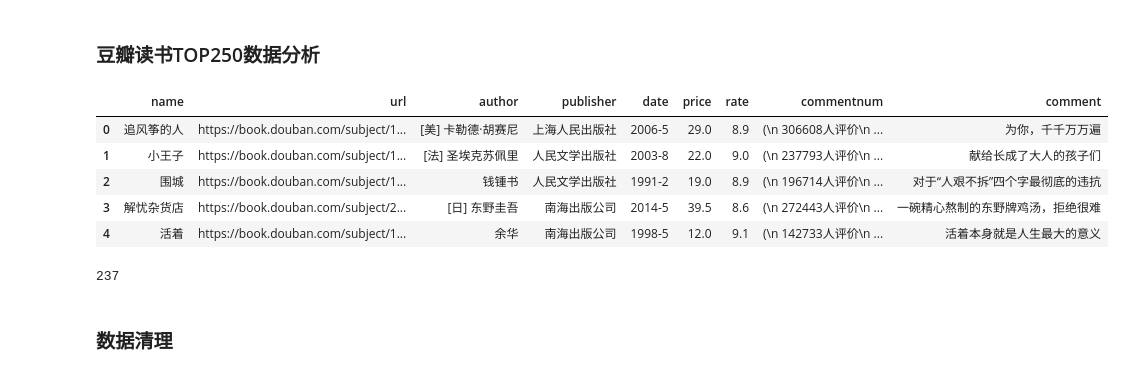
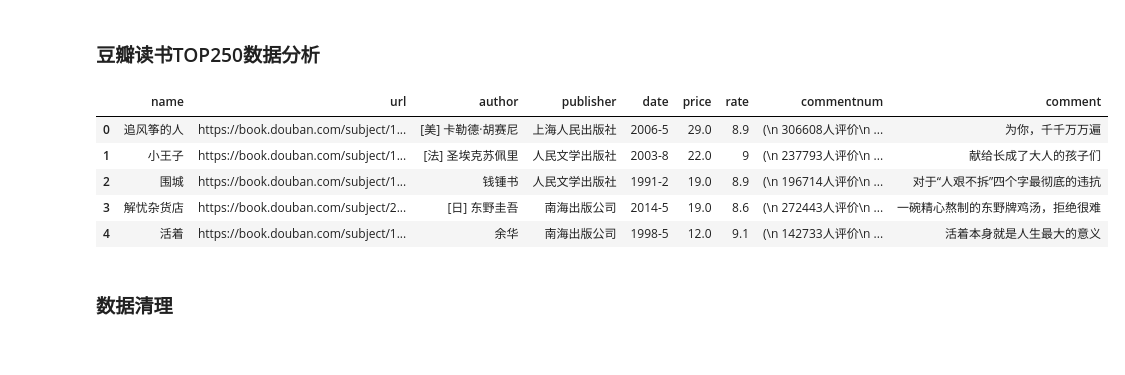
Before and after one commit to Hefountain/Analysis-Project, a Jupyter notebook: 豆瓣图书TOP250.ipynb, the cells around one changed output. Saved outputs shown, nothing was run; the diff lists cells and outputs as text; code cells hidden in the pictures.

```diff
--- a/豆瓣图书TOP250.ipynb
+++ b/豆瓣图书TOP250.ipynb
@@ -3,32 +3,30 @@
 # %%
 # -*- coding: utf-8 -*-
 
 # 导入各种包
 import pandas as pd
 import numpy as np
 import matplotlib.pyplot as plt
 #%matplotlib inline  # jupyter自带的方式，允许图表在cell中输出
 from matplotlib.font_manager import FontProperties
 # 使轴标签的中文能够正常显示
 from matplotlib.ticker import MultipleLocator, FormatStrFormatter
 
 plt.style.use("ggplot")
 # 为了图表的样式更加美观，使用R语言中的ggplot2配色作为绘图风格
 
 font_set = FontProperties(fname=r"/Users/fountain/Desktop/pandas/Songti.ttc", size=10)
-df = pd.read_excel("/Users/fountain/Desktop/spider/doubanTOP250.xlsx")
+df = pd.read_excel("/Users/fountain/Desktop/spider/dou.xlsx")
 df.head()
 # %% [output]
 |  | name | url | author | publisher | date | price | rate | commentnum | comment |
 | 0 | 追风筝的人 | https://book.douban.com/subject/1... | [美] 卡勒德·胡赛尼 | 上海人民出版社 | 2006-5 | 29.0 | 8.9 | (\n 306608人评价\n ... | 为你，千千万万遍 |
-| 1 | 小王子 | https://book.douban.com/subject/1... | [法] 圣埃克苏佩里 | 人民文学出版社 | 2003-8 | 22.0 | 9.0 | (\n 237793人评价\n ... | 献给长成了大人的孩子们 |
+| 1 | 小王子 | https://book.douban.com/subject/1... | [法] 圣埃克苏佩里 | 人民文学出版社 | 2003-8 | 22.0 | 9 | (\n 237793人评价\n ... | 献给长成了大人的孩子们 |
 | 2 | 围城 | https://book.douban.com/subject/1... | 钱锺书 | 人民文学出版社 | 1991-2 | 19.0 | 8.9 | (\n 196714人评价\n ... | 对于“人艰不拆”四个字最彻底的违抗 |
-| 3 | 解忧杂货店 | https://book.douban.com/subject/2... | [日] 东野圭吾 | 南海出版公司 | 2014-5 | 39.5 | 8.6 | (\n 272443人评价\n ... | 一碗精心熬制的东野牌鸡汤，拒绝很难 |
+| 3 | 解忧杂货店 | https://book.douban.com/subject/2... | [日] 东野圭吾 | 南海出版公司 | 2014-5 | 19.0 | 8.6 | (\n 272443人评价\n ... | 一碗精心熬制的东野牌鸡汤，拒绝很难 |
 | 4 | 活着 | https://book.douban.com/subject/1... | 余华 | 南海出版公司 | 1998-5 | 12.0 | 9.1 | (\n 142733人评价\n ... | 活着本身就是人生最大的意义 |
 # %%
-len(df.name.unique())  # 比如《白夜行》有2本，因为出版时间不一样，在此将它们视为不一样
+# len(df.name.unique())  # 比如《白夜行》有2本，因为出版时间不一样，在此将它们视为不一样
-# %% [output]
-237
 # %% [markdown]
  ### 数据清理
 # %%
```
Also changed, not shown: parts of 15 cells of this notebook.
